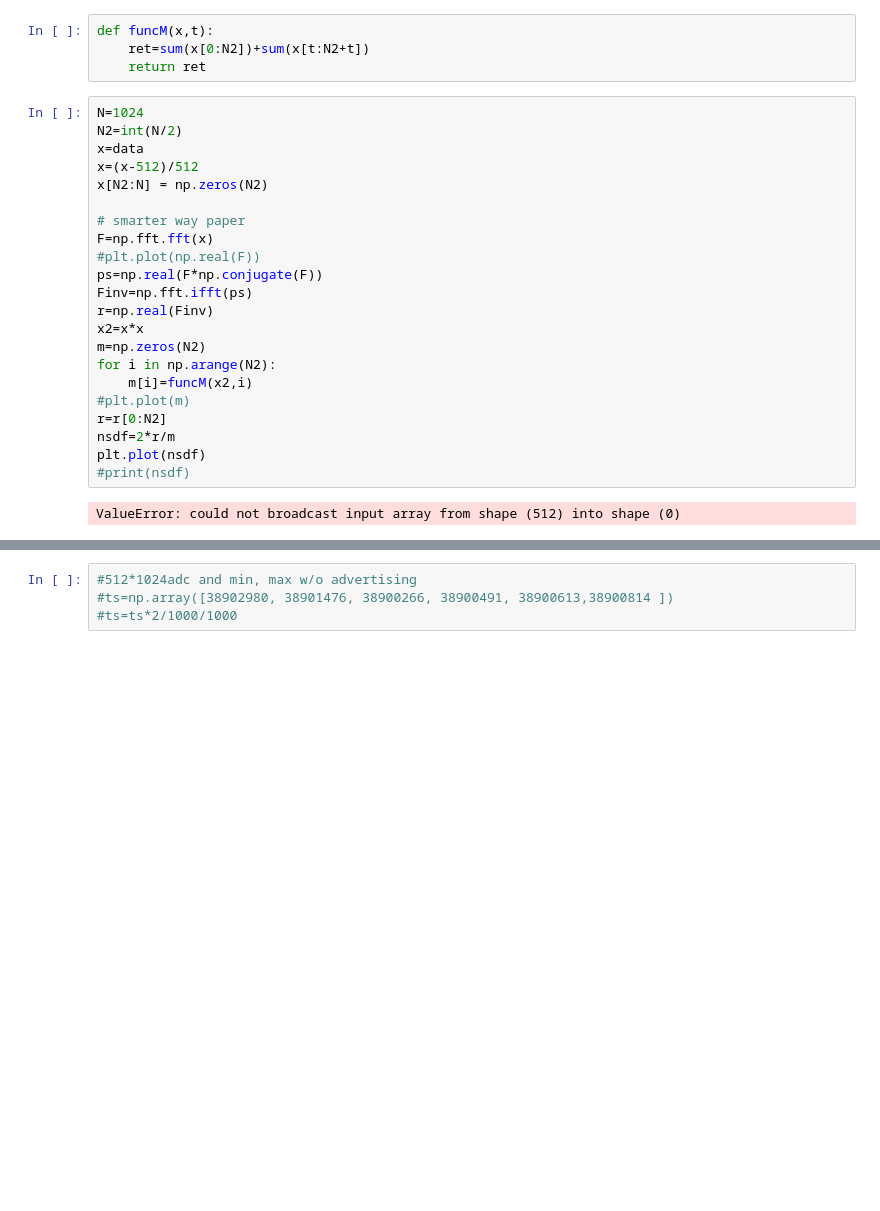
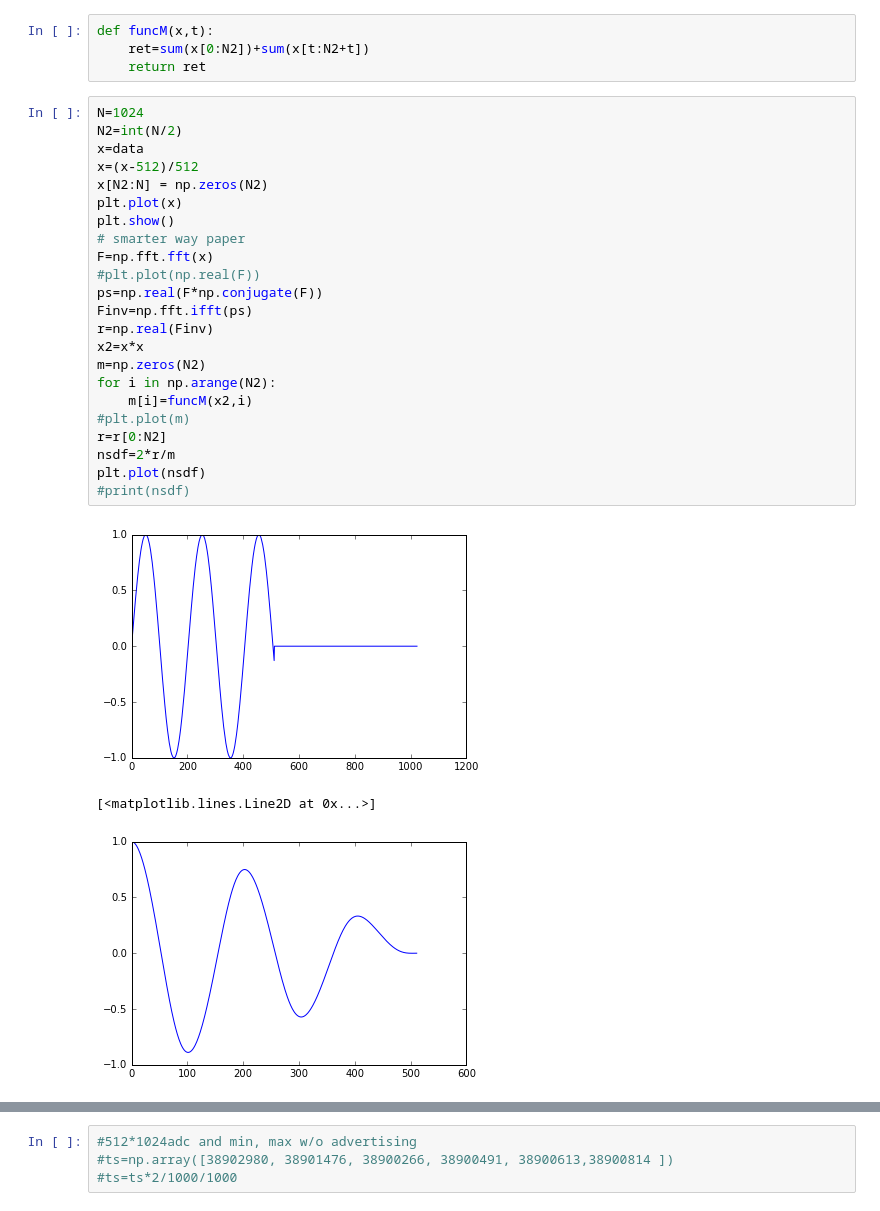
Before and after one commit to hamling-ling/OsakanaFFT, a Jupyter notebook: research/kurumi.ipynb, the cells around one changed output, grey strips where cells are left out. Cells and saved outputs as stored; diff of their text form; blank space fills up the shorter version.

```diff
--- a/research/kurumi.ipynb
+++ b/research/kurumi.ipynb
@@ -25,27 +25,30 @@ def funcM(x,t):
 # %%
 N=1024
 N2=int(N/2)
 x=data
 x=(x-512)/512
 x[N2:N] = np.zeros(N2)
-
+plt.plot(x)
+plt.show()
 # smarter way paper
 F=np.fft.fft(x)
 #plt.plot(np.real(F))
 ps=np.real(F*np.conjugate(F))
 Finv=np.fft.ifft(ps)
 r=np.real(Finv)
 x2=x*x
 m=np.zeros(N2)
 for i in np.arange(N2):
     m[i]=funcM(x2,i)
 #plt.plot(m)
 r=r[0:N2]
 nsdf=2*r/m
 plt.plot(nsdf)
 #print(nsdf)
 # %% [output]
+[figure, added]
-ValueError: could not broadcast input array from shape (512) into shape (0)
+[<matplotlib.lines.Line2D at 0x...>]
+[figure, added]
 # %%
 
 # overflow considering
```
Also changed, not shown: parts of 2 cells of this notebook, 1 other file.
